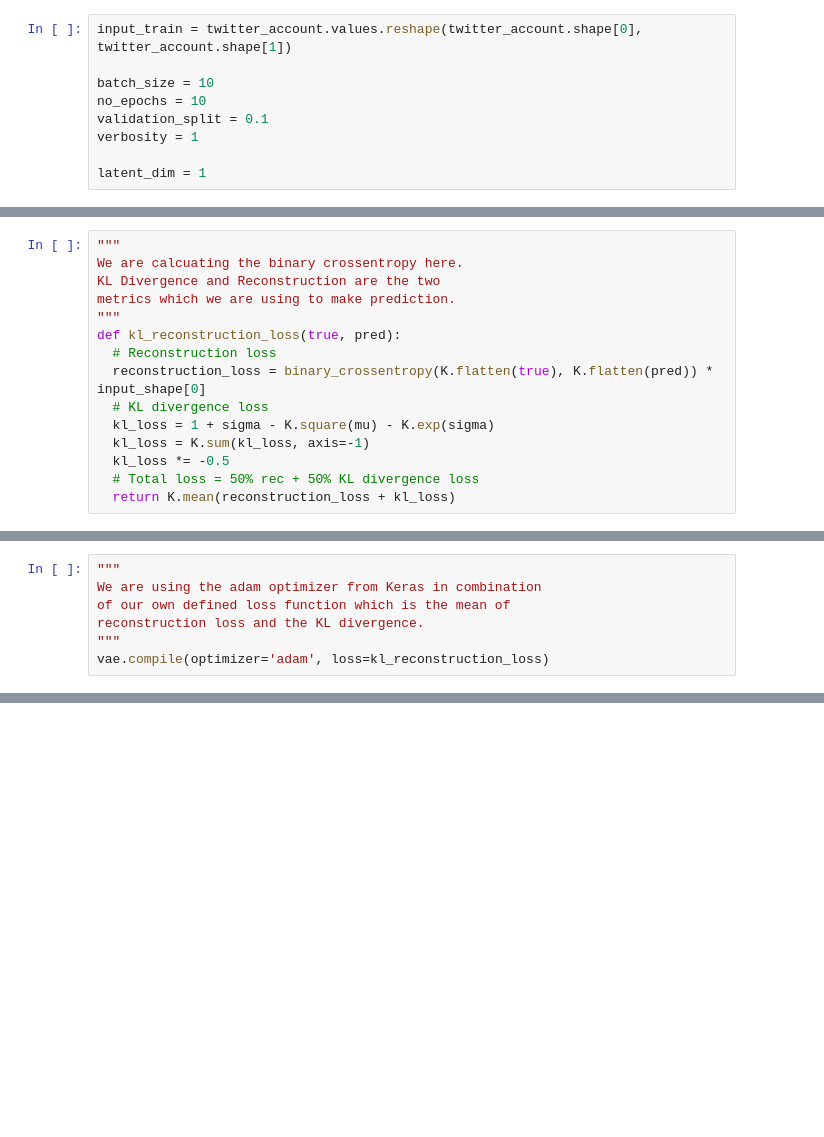
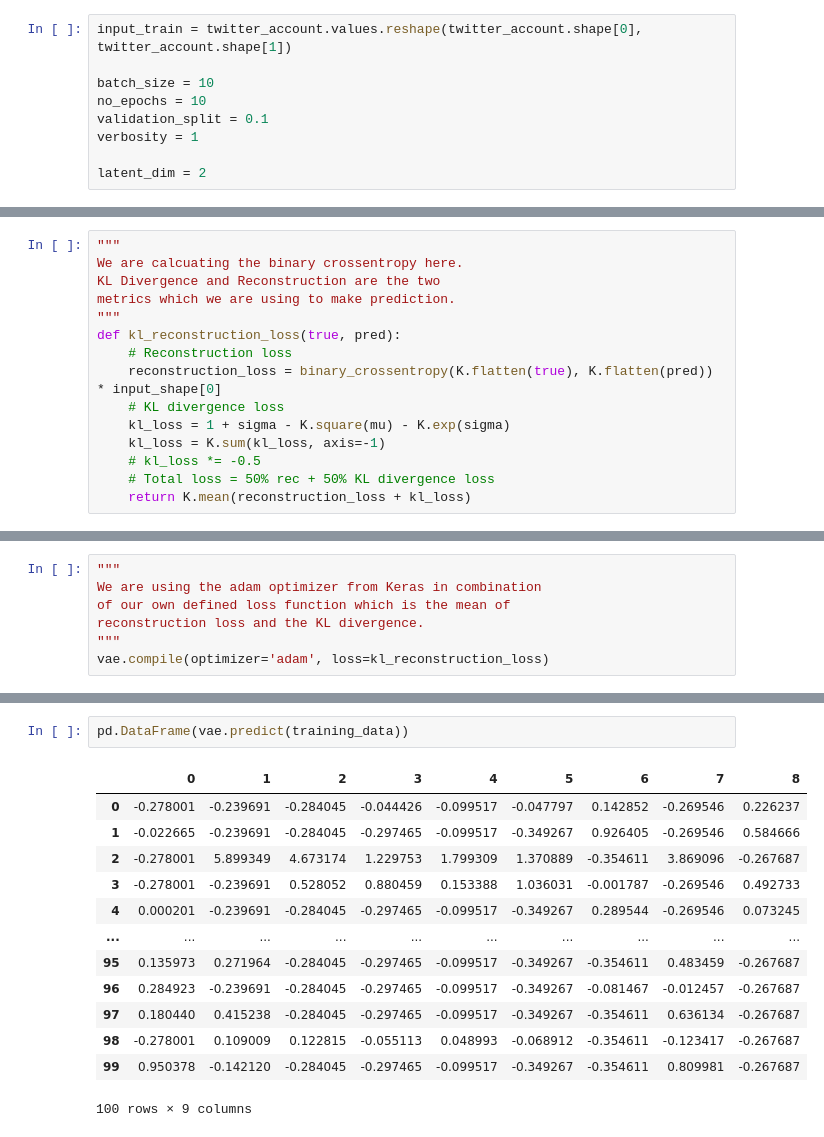
Before and after one commit to UsamaMalick/Spotting-Fake-users-on-Twitter, a Jupyter notebook: notebooks/sfuot.ipynb, the cells around one changed output, grey strips where cells are left out. Cells and saved outputs as stored; diff of their text form; blank space fills up the shorter version.

Commit message:
predict

```diff
--- a/notebooks/sfuot.ipynb
+++ b/notebooks/sfuot.ipynb
@@ -165,7 +181,7 @@ no_epochs = 10
 validation_split = 0.1
 verbosity = 1
 
-latent_dim = 1
+latent_dim = 2
 # %%
 input_train.shape
 # %% [output]
@@ -285,14 +321,14 @@ KL Divergence and Reconstruction are the two
 metrics which we are using to make prediction.
 """
 def kl_reconstruction_loss(true, pred):
-  # Reconstruction loss
-  reconstruction_loss = binary_crossentropy(K.flatten(true), K.flatten(pred)) * input_shape[0]
-  # KL divergence loss
-  kl_loss = 1 + sigma - K.square(mu) - K.exp(sigma)
-  kl_loss = K.sum(kl_loss, axis=-1)
-  kl_loss *= -0.5
-  # Total loss = 50% rec + 50% KL divergence loss
-  return K.mean(reconstruction_loss + kl_loss)
+    # Reconstruction loss
+    reconstruction_loss = binary_crossentropy(K.flatten(true), K.flatten(pred)) * input_shape[0]
+    # KL divergence loss
+    kl_loss = 1 + sigma - K.square(mu) - K.exp(sigma)
+    kl_loss = K.sum(kl_loss, axis=-1)
+    # kl_loss *= -0.5
+    # Total loss = 50% rec + 50% KL divergence loss
+    return K.mean(reconstruction_loss + kl_loss)
 # %% [markdown]
 ## Training
 # %%
@@ -331 +367,17 @@ Epoch 10/10
 <tensorflow.python.keras.callbacks.History at 0x...>
+# %%
+pd.DataFrame(vae.predict(training_data))
+# %% [output]
+|  | 0 | 1 | 2 | 3 | 4 | 5 | 6 | 7 | 8 |
+| 0 | -0.278001 | -0.239691 | -0.284045 | -0.044426 | -0.099517 | -0.047797 | 0.142852 | -0.269546 | 0.226237 |
+| 1 | -0.022665 | -0.239691 | -0.284045 | -0.297465 | -0.099517 | -0.349267 | 0.926405 | -0.269546 | 0.584666 |
+| 2 | -0.278001 | 5.899349 | 4.673174 | 1.229753 | 1.799309 | 1.370889 | -0.354611 | 3.869096 | -0.267687 |
+| 3 | -0.278001 | -0.239691 | 0.528052 | 0.880459 | 0.153388 | 1.036031 | -0.001787 | -0.269546 | 0.492733 |
+| 4 | 0.000201 | -0.239691 | -0.284045 | -0.297465 | -0.099517 | -0.349267 | 0.289544 | -0.269546 | 0.073245 |
+| ... | ... | ... | ... | ... | ... | ... | ... | ... | ... |
+| 95 | 0.135973 | 0.271964 | -0.284045 | -0.297465 | -0.099517 | -0.349267 | -0.354611 | 0.483459 | -0.267687 |
+| 96 | 0.284923 | -0.239691 | -0.284045 | -0.297465 | -0.099517 | -0.349267 | -0.081467 | -0.012457 | -0.267687 |
+| 97 | 0.180440 | 0.415238 | -0.284045 | -0.297465 | -0.099517 | -0.349267 | -0.354611 | 0.636134 | -0.267687 |
+| 98 | -0.278001 | 0.109009 | 0.122815 | -0.055113 | 0.048993 | -0.068912 | -0.354611 | -0.123417 | -0.267687 |
+| 99 | 0.950378 | -0.142120 | -0.284045 | -0.297465 | -0.099517 | -0.349267 | -0.354611 | 0.809981 | -0.267687 |
+100 rows × 9 columns
```
Also changed, not shown: parts of 7 cells of this notebook.
